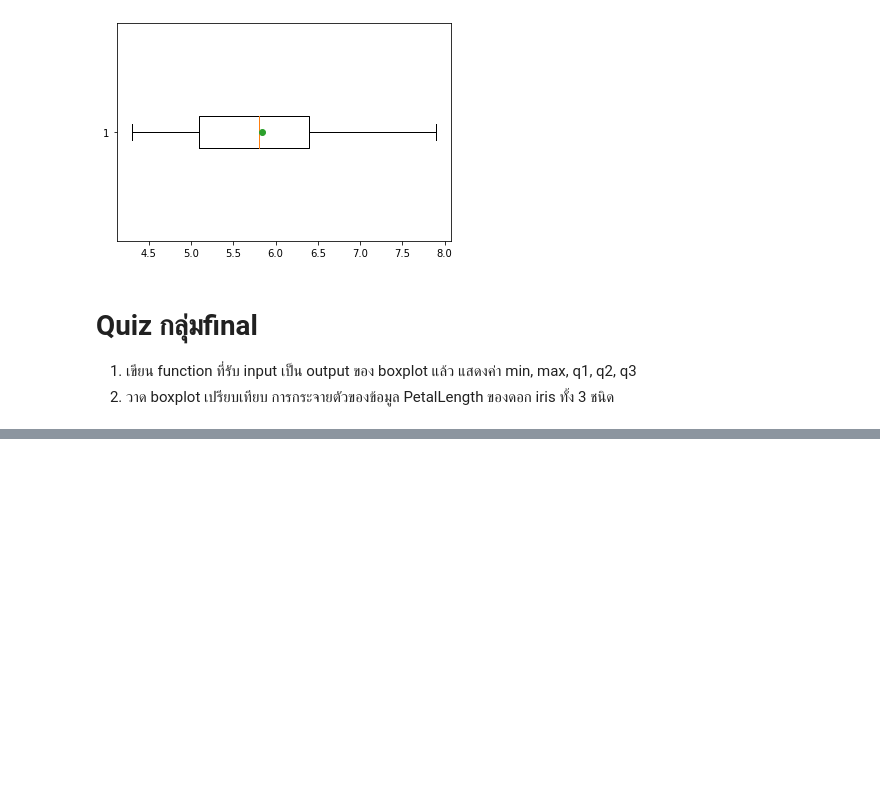
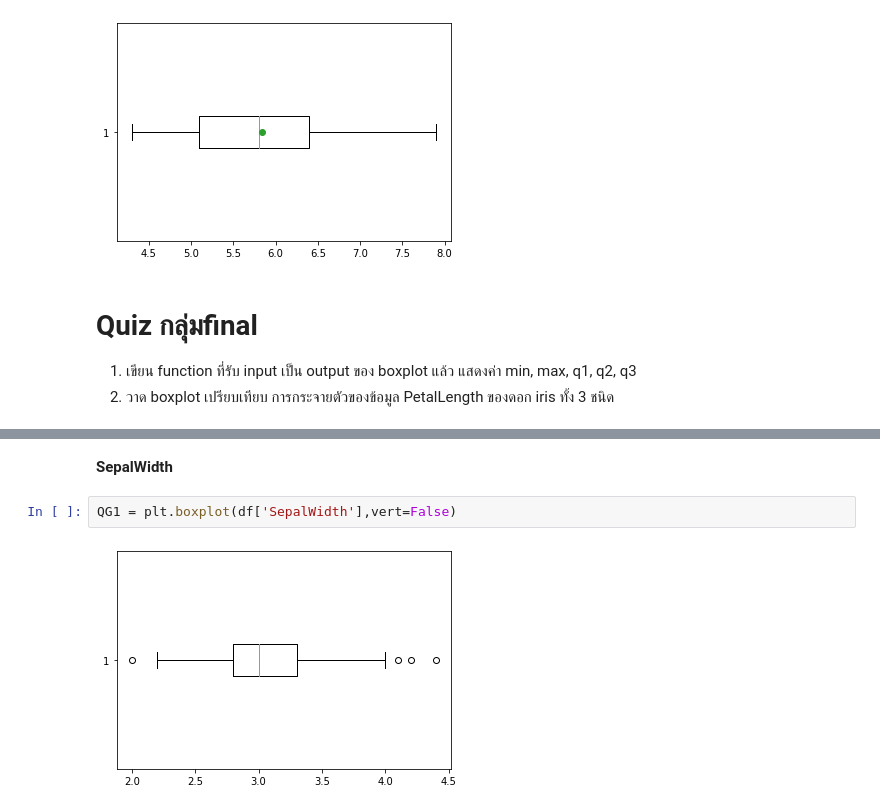
Before and after one commit to ploybongkot/data_viz_2022, a Jupyter notebook: DataViz02_Data_Distribution.ipynb, the cells around one changed output, grey strips where cells are left out. Saved outputs shown, nothing was run; the diff lists cells and outputs as text; blank space fills up the shorter version.

```diff
--- a/DataViz02_Data_Distribution.ipynb
+++ b/DataViz02_Data_Distribution.ipynb
@@ -292,0 +323,6 @@ plt.boxplot(df['SepalLength'],vert=False,showmeans=True,meanprops={'marker':'o'}
+# %% [markdown]
+**SepalWidth**
+# %%
+QG1 = plt.boxplot(df['SepalWidth'],vert=False)
+# %% [output]
+[figure, added]
```
Also changed, not shown: parts of 11 cells of this notebook.
